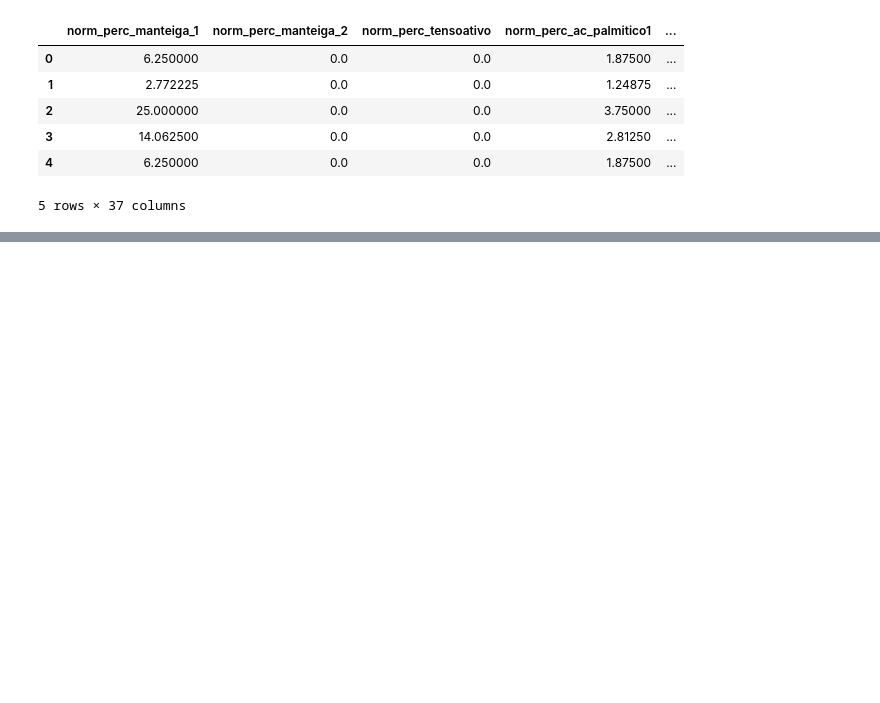
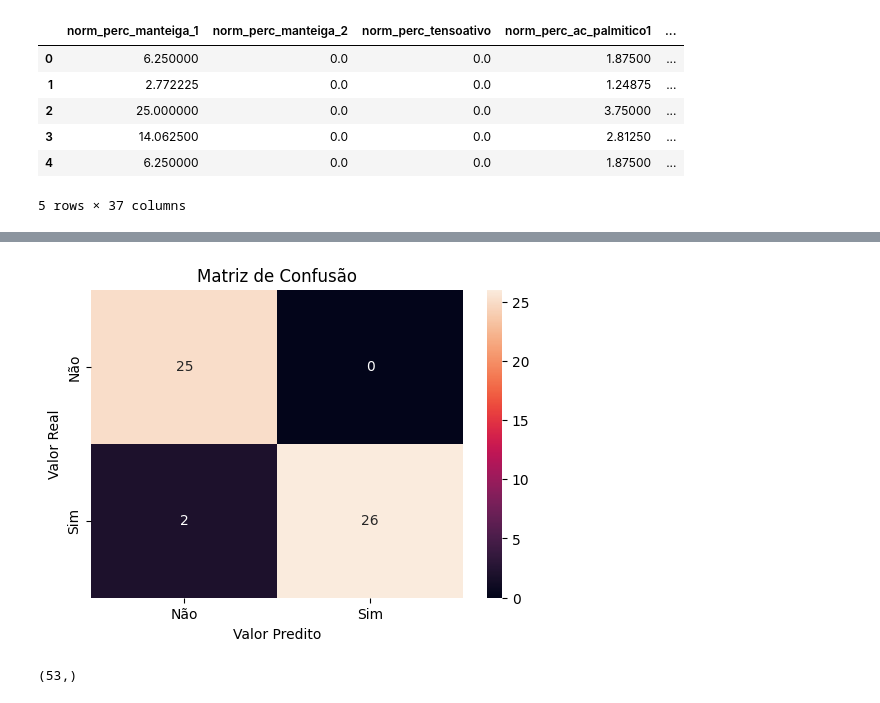
Before and after one commit to brfiso/PyNanoEmulsion, a Jupyter notebook: AnaliseFormulacoes.ipynb, the cells around one changed output, grey strips where cells are left out. Saved outputs shown, nothing was run; the diff lists cells and outputs as text; code cells hidden in the pictures; blank space fills up the shorter version.

```diff
--- a/AnaliseFormulacoes.ipynb
+++ b/AnaliseFormulacoes.ipynb
@@ -271,0 +309,16 @@ sns.heatmap(corr_matrix, annot=True, annot_kws=["size":8])
+# %%
+y_pred = model.predict(X_test_scaled)
+# %%
+labels = ['Não', 'Sim']
+plt.figure(figsize=(6, 4))
+sns.heatmap(confusion_matrix(y_test, y_pred), annot=True, xticklabels=labels, yticklabels=labels)
+plt.xlabel('Valor Predito')
+plt.ylabel('Valor Real')
+plt.title('Matriz de Confusão')
+plt.show()
+# %% [output]
+[figure, added]
+# %%
+y_test.shape
+# %% [output]
+(53,)
```
Also changed, not shown: parts of 7 cells of this notebook.
